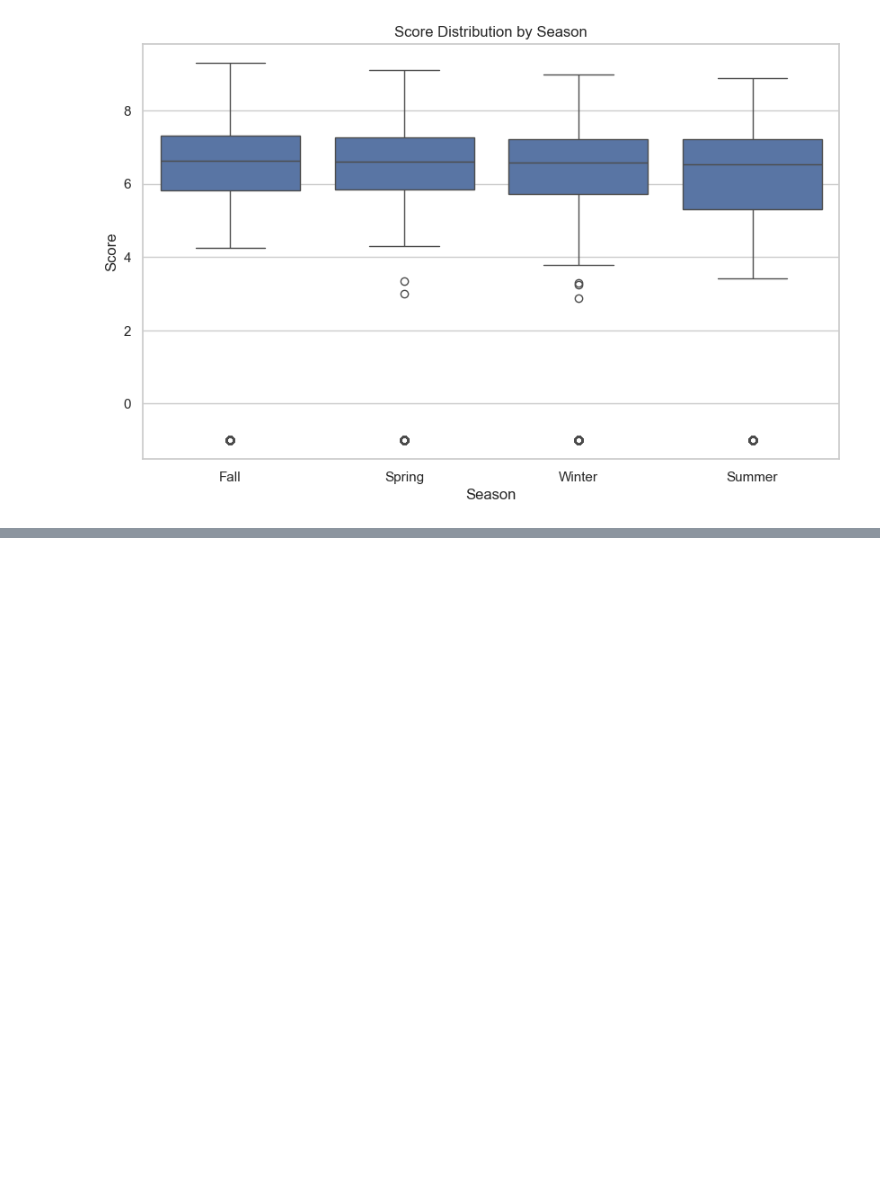
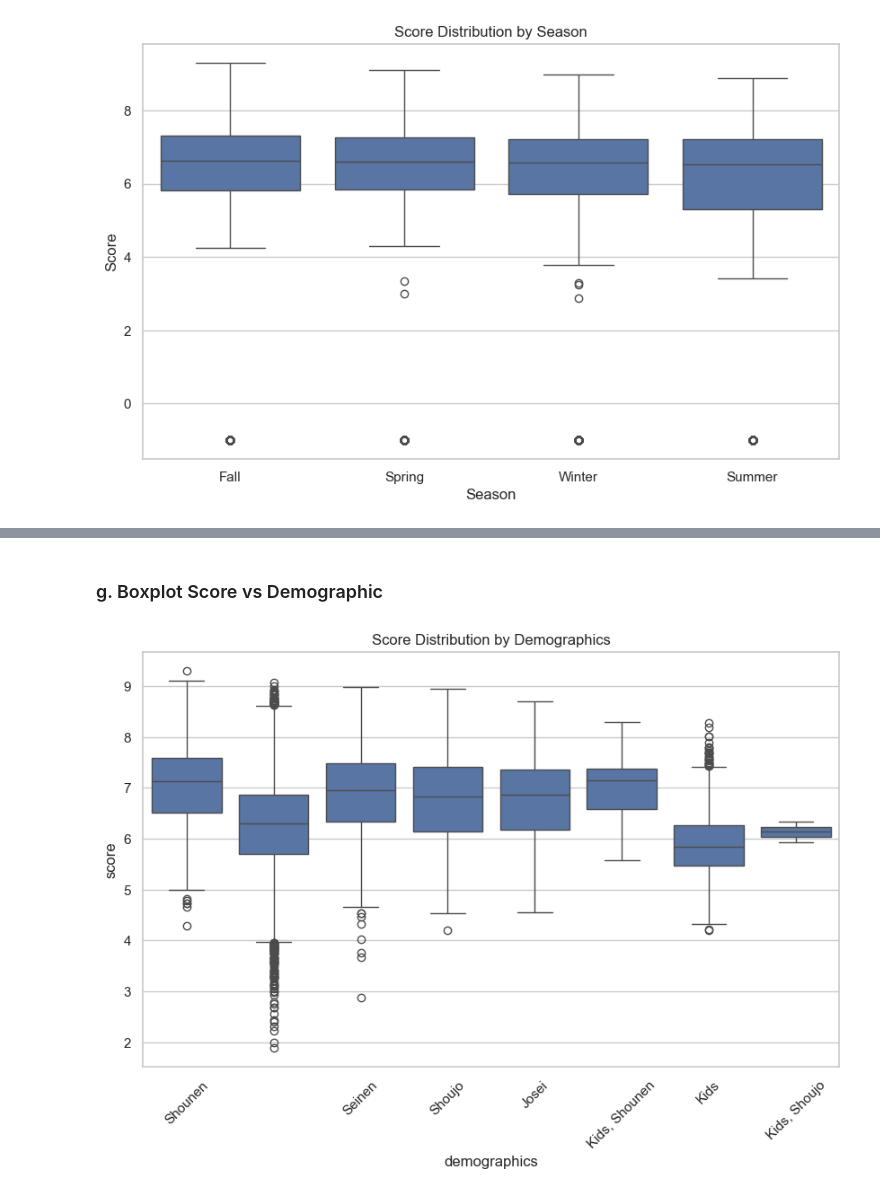
Before and after one commit to MIAR-Riza27/anime-rating-predictor, a Jupyter notebook: notebooks/01-eda.ipynb, the cells around one changed output, grey strips where cells are left out. Drawn from its saved outputs; the diff is of its cells as text; code cells hidden in the pictures; blank space fills up the shorter version.

```diff
--- a/notebooks/01-eda.ipynb
+++ b/notebooks/01-eda.ipynb
@@ -338,0 +383,11 @@ plt.show()
+# %% [markdown]
+### g. Boxplot Score vs Demographic
+# %%
+# Plot score distribution by demographics
+df_demo = df_selected.explode("demographics")
+sns.boxplot(data=df_demo[df_demo['score'] > 0], x="demographics", y="score")
+plt.xticks(rotation=45)
+plt.title("Score Distribution by Demographics")
+plt.show()
+# %% [output]
+[figure, added]
```
Also changed, not shown: parts of 13 cells of this notebook.
